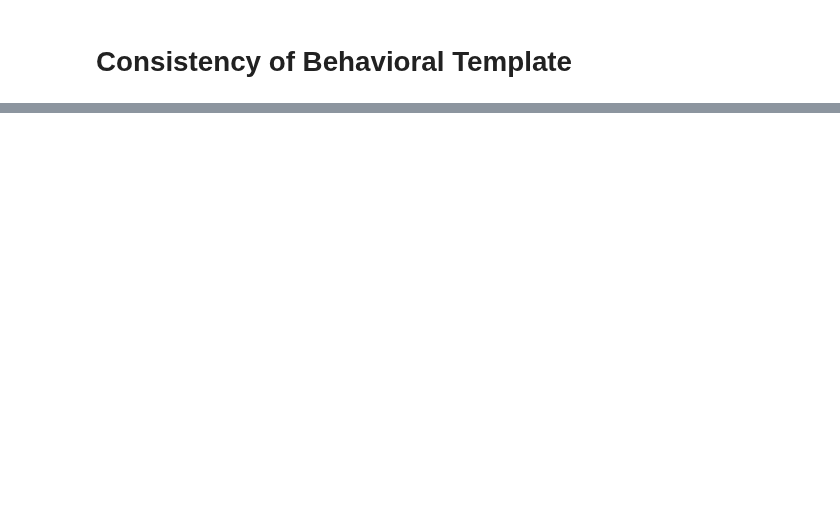
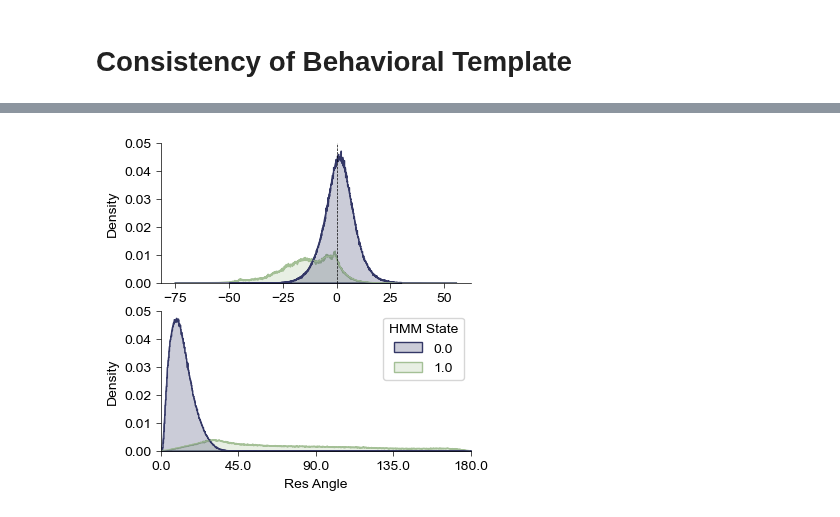
Before and after one commit to YAO-Shuyang/PlotFigures, a Jupyter notebook: NodeFigures/Fig0869 - Detaild Behavioral Analysis.ipynb, the cells around one changed output, grey strips where cells are left out. Saved outputs shown, nothing was run; the diff lists cells and outputs as text; code cells hidden in the pictures; blank space fills up the shorter version.

```diff
--- a/NodeFigures/Fig0869 - Detaild Behavioral Analysis.ipynb
+++ b/NodeFigures/Fig0869 - Detaild Behavioral Analysis.ipynb
@@ -874,0 +971,95 @@ for state in range(4):
+# %%
+if exists(join(figdata, f"{code_id} [HMM State Represent].pkl")) == False:
+    HMMStateMeaning = {
+        'MiceID': [],
+        'Session': [],
+        'Route': [],
+        'Res Speed': [],
+        'Res Angle': [],
+        'HMM State': []
+    }
+
+    for mouse in [10212, 10224, 10227, 10232]:
+        for session in tqdm(range(7)):
+            (
+                behav_nodes_traj,
+                behav_nodes_son_traj,
+                behav_lap_traj,
+                behav_routes_traj,
+                behav_session_traj,
+                behav_params_traj,
+                behav_params_templ_traj,
+                behav_dt_traj,
+                behav_t_traj,
+                behav_res_angles,
+                behav_res_speeds,
+                behav_hidden_states
+            ) = behavioral_template_retrieval(mouse, session)
+
+            HMMStateMeaning['MiceID'].append(np.repeat(mouse, len(behav_hidden_states)))
+            HMMStateMeaning['Session'].append(np.repeat(session, len(behav_hidden_states)))
+            HMMStateMeaning['Route'].append(behav_routes_traj)
+            HMMStateMeaning['Res Speed'].append(behav_res_speeds)
+            HMMStateMeaning['Res Angle'].append(behav_res_angles)
+            HMMStateMeaning['HMM State'].append(behav_hidden_states)
+
+    for k in HMMStateMeaning.keys():
+        HMMStateMeaning[k] = np.concatenate(HMMStateMeaning[k])
+
+    with open(join(figdata, f"{code_id} [HMM State Represent].pkl"), 'wb') as f:
+        pickle.dump(HMMStateMeaning, f)
+
+    try:
+        HMMStateMeaningD = pd.DataFrame(HMMStateMeaning)
+        HMMStateMeaningD.to_excel(join(figdata, f"{code_id} [HMM State Represent].xlsx"), index=False)
+    except:
+        pass
+    print(len(HMMStateMeaningD))
+else:
+    with open(join(figdata, f"{code_id} [HMM State Represent].pkl"), 'rb') as f:
+        HMMStateMeaning = pickle.load(f)
+
+fig, axes = plt.subplots(nrows=2, ncols=1, figsize=(4, 4))
+ax0 = Clear_Axes(axes[0], close_spines=['top', 'right'], ifxticks=True, ifyticks=True)
+sns.histplot(
+    data=HMMStateMeaning,
+    x='Res Speed',
+    hue='HMM State',
+    palette=RemappingPalette,
+    ax=ax0,
+    bins=800,
+    binrange=(-50, 30),
+    stat='density',
+    element="step",
+    legend=False,
+    kde=True,fill=True,
+    line_kws={'linewidth': 0.5}
+)
+ax0.set_ylim(0, 0.05)
+ax0.set_yticks(np.linspace(0, 0.05, 6))
+ax0.axvline(0, color='k', linewidth=0.5, linestyle='--')
+
+ax1 = Clear_Axes(axes[1], close_spines=['top', 'right'], ifxticks=True, ifyticks=True)
+sns.histplot(
+    data=HMMStateMeaning,
+    x='Res Angle',
+    hue='HMM State',
+    palette=RemappingPalette,
+    ax=ax1,
+    bins=720,
+    binrange=(0, 180),
+    stat='density',
+    element="step",
+    fill=True,
+    kde=True,
+    line_kws={'linewidth': 0.5}
+)
+ax1.set_xlim(0, 180)
+ax1.set_ylim(0, 0.05)
+ax1.set_yticks(np.linspace(0, 0.05, 6))
+ax1.set_xticks(np.linspace(0, 180, 5), np.linspace(0, 180, 5))
+plt.savefig(join(loc, f"HMM State Represent.png"), dpi=600)
+plt.savefig(join(loc, f"HMM State Represent.svg"), dpi=600)
+plt.show()
+# %% [output]
+[figure, added]
```
Also changed, not shown: parts of 10 cells of this notebook, 7 other files.
